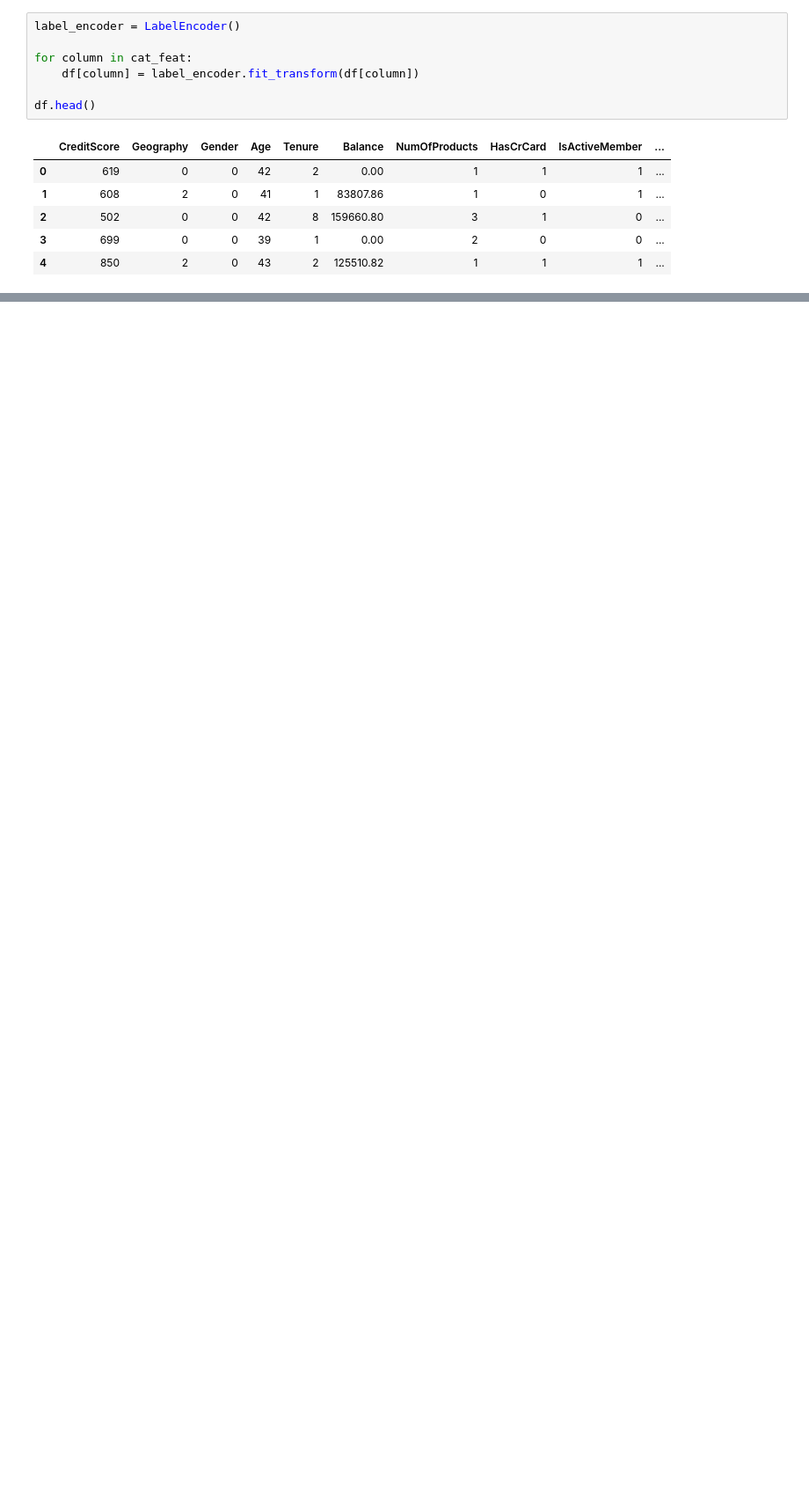
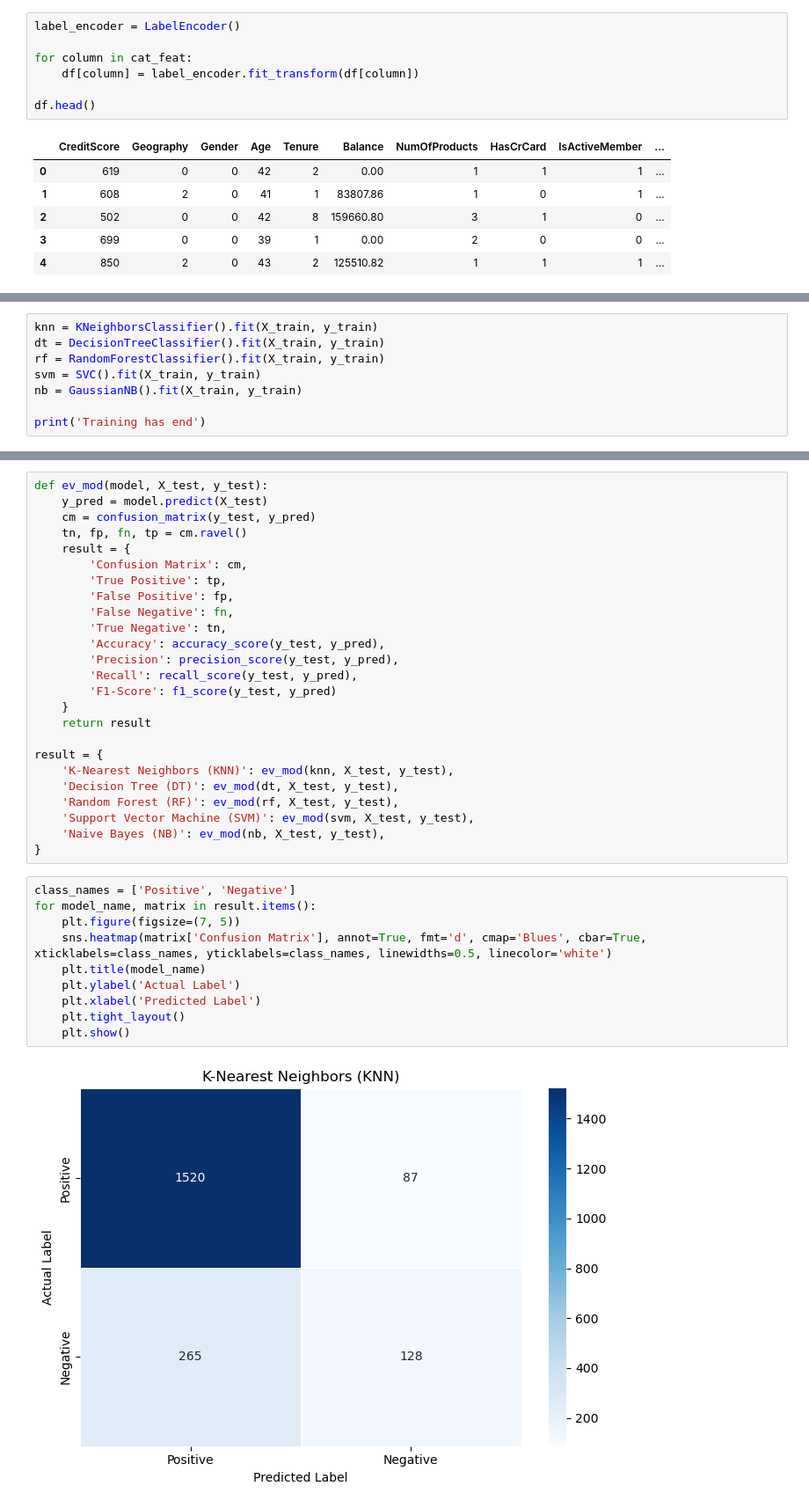
Before and after one commit to Alphby48/binary-classification-churn, a Jupyter notebook: binary_classification.ipynb, the cells around one changed output, grey strips where cells are left out. Shown at 88% size. Drawn from its saved outputs; the diff is of its cells as text; blank space fills up the shorter version.

```diff
--- a/binary_classification.ipynb
+++ b/binary_classification.ipynb
@@ -151,0 +168,8 @@ df.describe(include='all')
+# %%
+knn = KNeighborsClassifier().fit(X_train, y_train)
+dt = DecisionTreeClassifier().fit(X_train, y_train)
+rf = RandomForestClassifier().fit(X_train, y_train)
+svm = SVC().fit(X_train, y_train)
+nb = GaussianNB().fit(X_train, y_train)
+
+print('Training has end')
@@ -151,0 +178,37 @@ df.describe(include='all')
+# %%
+def ev_mod(model, X_test, y_test):
+    y_pred = model.predict(X_test)
+    cm = confusion_matrix(y_test, y_pred)
+    tn, fp, fn, tp = cm.ravel()
+    result = {
+        'Confusion Matrix': cm,
+        'True Positive': tp,
+        'False Positive': fp,
+        'False Negative': fn,
+        'True Negative': tn,
+        'Accuracy': accuracy_score(y_test, y_pred),
+        'Precision': precision_score(y_test, y_pred),
+        'Recall': recall_score(y_test, y_pred),
+        'F1-Score': f1_score(y_test, y_pred)
+    }
+    return result
+
+result = {
+    'K-Nearest Neighbors (KNN)': ev_mod(knn, X_test, y_test),
+    'Decision Tree (DT)': ev_mod(dt, X_test, y_test),
+    'Random Forest (RF)': ev_mod(rf, X_test, y_test),
+    'Support Vector Machine (SVM)': ev_mod(svm, X_test, y_test),
+    'Naive Bayes (NB)': ev_mod(nb, X_test, y_test),
+}
+# %%
+class_names = ['Positive', 'Negative']
+for model_name, matrix in result.items():
+    plt.figure(figsize=(7, 5))
+    sns.heatmap(matrix['Confusion Matrix'], annot=True, fmt='d', cmap='Blues', cbar=True, xticklabels=class_names, yticklabels=class_names, linewidths=0.5, linecolor='white')
+    plt.title(model_name)
+    plt.ylabel('Actual Label')
+    plt.xlabel('Predicted Label')
+    plt.tight_layout()
+    plt.show()
+# %% [output]
+[figure, added]
```
Also changed, not shown: parts of 5 cells of this notebook, 1 other file.
